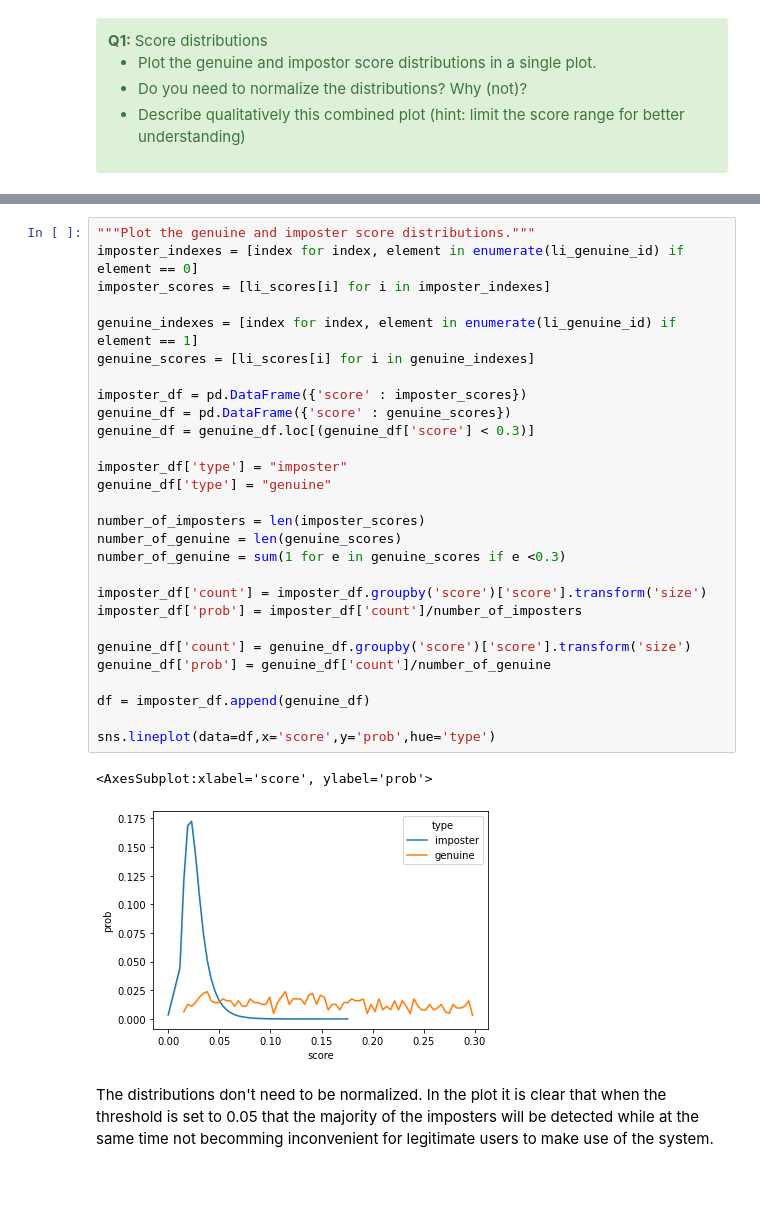
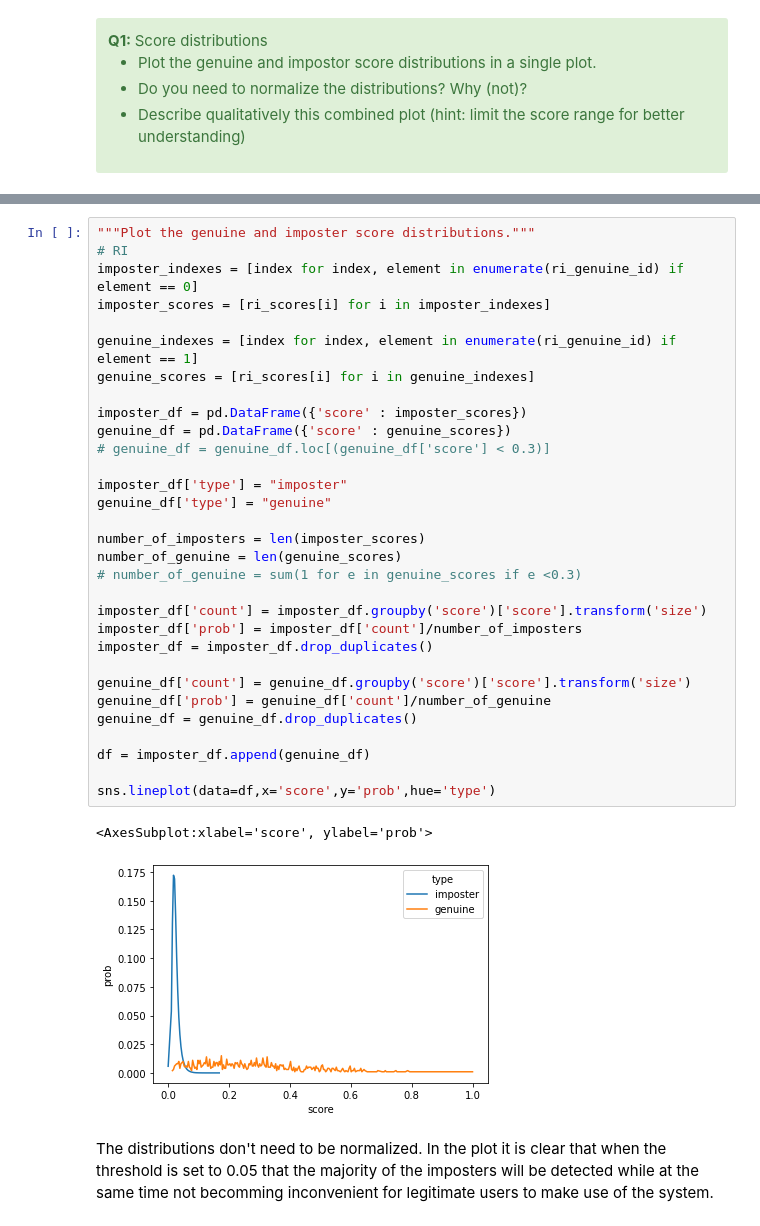
Before and after one commit to Everaert-K/Biometrics-system-concepts, a Jupyter notebook: assignment_1.ipynb, the cells around one changed output, grey strips where cells are left out. Saved outputs shown, nothing was run; the diff lists cells and outputs as text; blank space fills up the shorter version.

```diff
--- a/assignment_1.ipynb
+++ b/assignment_1.ipynb
@@ -148,34 +186,37 @@ Given the genuine and impostor scores (from section I), we can plot the imposter
 # %%
 """Plot the genuine and imposter score distributions."""
-imposter_indexes = [index for index, element in enumerate(li_genuine_id) if element == 0]
-imposter_scores = [li_scores[i] for i in imposter_indexes]
+# RI
+imposter_indexes = [index for index, element in enumerate(ri_genuine_id) if element == 0]
+imposter_scores = [ri_scores[i] for i in imposter_indexes]
 
-genuine_indexes = [index for index, element in enumerate(li_genuine_id) if element == 1]
-genuine_scores = [li_scores[i] for i in genuine_indexes]
+genuine_indexes = [index for index, element in enumerate(ri_genuine_id) if element == 1]
+genuine_scores = [ri_scores[i] for i in genuine_indexes]
 
 imposter_df = pd.DataFrame({'score' : imposter_scores})
 genuine_df = pd.DataFrame({'score' : genuine_scores})
-genuine_df = genuine_df.loc[(genuine_df['score'] < 0.3)]
+# genuine_df = genuine_df.loc[(genuine_df['score'] < 0.3)]
 
 imposter_df['type'] = "imposter"
 genuine_df['type'] = "genuine"
 
 number_of_imposters = len(imposter_scores)
 number_of_genuine = len(genuine_scores)
-number_of_genuine = sum(1 for e in genuine_scores if e <0.3)
+# number_of_genuine = sum(1 for e in genuine_scores if e <0.3)
 
 imposter_df['count'] = imposter_df.groupby('score')['score'].transform('size')
 imposter_df['prob'] = imposter_df['count']/number_of_imposters
+imposter_df = imposter_df.drop_duplicates()
 
 genuine_df['count'] = genuine_df.groupby('score')['score'].transform('size')
 genuine_df['prob'] = genuine_df['count']/number_of_genuine
+genuine_df = genuine_df.drop_duplicates()
 
 df = imposter_df.append(genuine_df)
 
 sns.lineplot(data=df,x='score',y='prob',hue='type')
 # %% [output]
 <AxesSubplot:xlabel='score', ylabel='prob'>
-[figure, old version]
+[figure, new version]
 # %% [markdown]
 The distributions don't need to be normalized.
 In the plot it is clear that when the threshold is set to 0.05 that the majority of the imposters will be detected while at the same time not becomming inconvenient for legitimate users to make use of the system.
```
Also changed, not shown: parts of 27 cells of this notebook.
